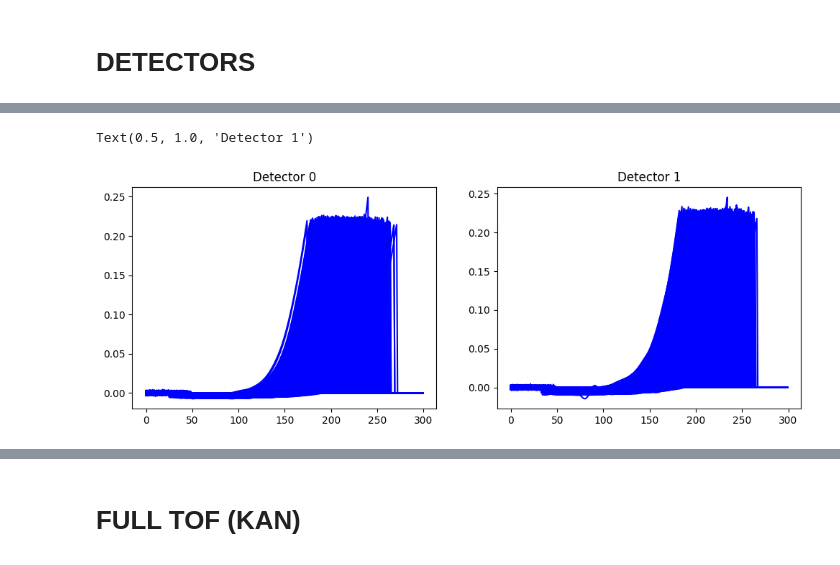
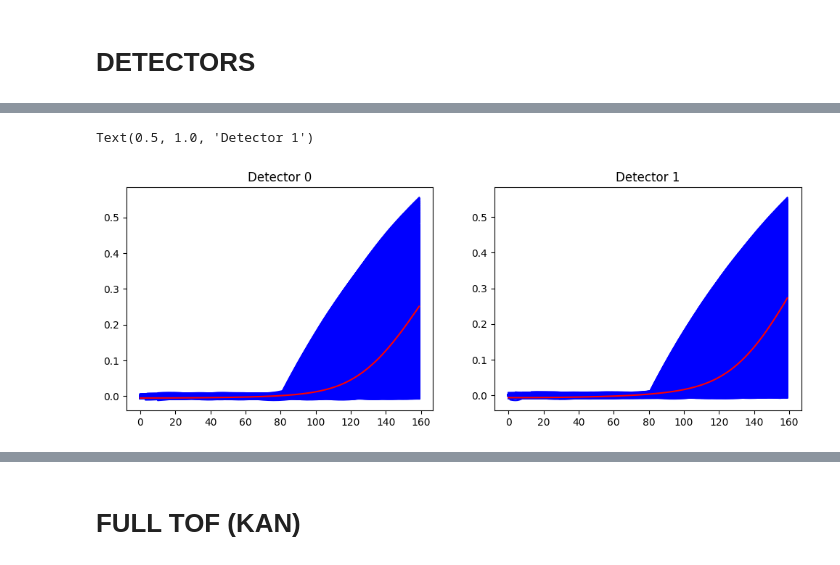
Before and after one commit to wjosefw/Signal-processing-with-Neural-networks, a Jupyter notebook: KAN.ipynb, the cells around one changed output, grey strips where cells are left out. Cells and saved outputs as stored; diff of their text form; code cells hidden in the pictures.

```diff
--- a/KAN.ipynb
+++ b/KAN.ipynb
@@ -73,7 +73,7 @@ mean_pulse_dec1 = get_mean_pulse_from_set(new_pulsos_practica, channel = 1)
 
 #-------------------------------------- Plot cropped mean pulses -----------------------------
 start = 55*EXTRASAMPLING
-stop = 74*EXTRASAMPLING
+stop = 75*EXTRASAMPLING
 
 
 plt.plot(mean_pulse_dec0[start:stop], 'b-', label = 'Mean pulse detector 0')
@@ -85,26 +85,23 @@ plt.legend()
-# %%
-start = 400
-stop = 700
 # %% [markdown]
 # **DETECTORS**
 # %%
 #------------------------------------ Important definitions ------------------------------------
 ajuste_grueso = 1 # 0 = YES, 1 = NO
-delay_steps = 50 #30
+delay_steps = 30
 moments_order = 2
-fraction = 0.15
-Num_casos = 0
+Num_casos = 4000
 Nc = 2
 np.random.seed(seed = 42) #Fix numpy seed
+torch.manual_seed(0) #Fix torch seed
 
 t_shift = 8 #In time steps
 t = np.linspace(0, Nt, Nt_new)
-t0 = 75 + np.random.randint(10, size = Num_casos)
+t0 = 65 + np.random.randint(10, size = Num_casos)
 
 
 # Define size of train set from datos practica
-Ntrain_practica = int(0.5*new_pulsos_practica.shape[0])
-Ntest_practica = int(0.5*new_pulsos_practica.shape[0])
+Ntrain_practica = int(1.0*new_pulsos_practica.shape[0])
+Ntest_practica = int(0.0*new_pulsos_practica.shape[0])
 print('Número de casos de entrenamiento de la práctica: ', Ntrain_practica)
 print('Número de casos de Test de la práctica: ', Ntest_practica)
 # %% [output]
@@ -176,36 +173,20 @@ if ajuste_grueso == 0:
         REF_dec1 = np.zeros((Num_casos,))
 
     # Move rest of the pulses to align with mean and then delay them
-    #rolled
     delays2_dec0, moved_pulses2_dec0 = move_to_reference(mean_pulse_dec0, new_pulsos_practica[:Ntrain_practica,:,:], start = start, stop = stop, max_delay = int(stop-start), channel = 0)
     delays2_dec1, moved_pulses2_dec1 = move_to_reference(mean_pulse_dec1, new_pulsos_practica[:Ntrain_practica,:,:], start = start, stop = stop, max_delay = int(stop-start), channel = 1)
+
     INPUT2_dec0, REF2_dec0 = create_and_delay_pulse_pair(moved_pulses2_dec0, new_time_step, delay_steps = delay_steps, NOISE = True)
     INPUT2_dec1, REF2_dec1 = create_and_delay_pulse_pair(moved_pulses2_dec1, new_time_step, delay_steps = delay_steps, NOISE = True)
 
 
 if ajuste_grueso == 1:
 
-    INPUT_dec0 = np.concatenate((np.expand_dims(INPUT_dec0, axis = -1), np.expand_dims(INPUT_dec0, axis = -1)), axis = 2)
-    INPUT_dec0 = cut_pulse_by_fraction(INPUT_dec0, fraction = fraction)
+    INPUT_dec0, REF_dec0 = create_and_delay_pulse_pair(INPUT_dec0[:,start:stop], new_time_step, delay_steps = delay_steps, NOISE = True)
+    INPUT_dec1, REF_dec1 = create_and_delay_pulse_pair(INPUT_dec1[:,start:stop], new_time_step, delay_steps = delay_steps, NOISE = True)
 
-    INPUT_dec1 = np.concatenate((np.expand_dims(INPUT_dec1, axis = -1), np.expand_dims(INPUT_dec1, axis = -1)), axis = 2)
-    INPUT_dec1 = cut_pulse_by_fraction(INPUT_dec1, fraction = fraction)
-
-
-    INPUT_dec0, REF_dec0 = create_and_delay_pulse_pair(INPUT_dec0[:,start:stop,0], new_time_step, delay_steps = delay_steps, NOISE = True)
-    INPUT_dec1, REF_dec1 = create_and_delay_pulse_pair(INPUT_dec1[:,start:stop,0], new_time_step, delay_steps = delay_steps, NOISE = True)
-
-    #INPUT_dec0, REF_dec0 = create_and_delay_pulse_pair(INPUT_dec0[:,start:stop], new_time_step, delay_steps = delay_steps, NOISE = True)
-    #INPUT_dec1, REF_dec1 = create_and_delay_pulse_pair(INPUT_dec1[:,start:stop], new_time_step, delay_steps = delay_steps, NOISE = True)
-
-
-    #INPUT2_dec0, REF2_dec0 = create_and_delay_pulse_pair(new_pulsos_practica[:Ntrain_practica,start:stop,0], new_time_step, delay_steps = delay_steps, NOISE = True)
-    #INPUT2_dec1, REF2_dec1 = create_and_delay_pulse_pair(new_pulsos_practica[:Ntrain_practica,start:stop,1], new_time_step, delay_steps = delay_steps, NOISE = True)
-
-    new_pulsos_practica = cut_pulse_by_fraction(new_pulsos_practica, fraction = fraction)
     INPUT2_dec0, REF2_dec0 = create_and_delay_pulse_pair(new_pulsos_practica[:Ntrain_practica,start:stop,0], new_time_step, delay_steps = delay_steps, NOISE = True)
     INPUT2_dec1, REF2_dec1 = create_and_delay_pulse_pair(new_pulsos_practica[:Ntrain_practica,start:stop,1], new_time_step, delay_steps = delay_steps, NOISE = True)
-
 
 
 # Create train set
@@ -217,20 +198,20 @@ REF_train_dec1 = np.concatenate((REF_dec1, REF2_dec1))
 # %%
 plt.figure(figsize = (12,4))
 
 plt.subplot(121)
 for i in range(trainX_dec0.shape[0]):
     plt.plot(trainX_dec0[i,:,0],'b-')
-#plt.plot(mean_pulse_dec0[start:stop],'r-')
+plt.plot(mean_pulse_dec0[start:stop],'r-')
 plt.title('Detector 0')
 
 plt.subplot(122)
 for i in range(trainX_dec1.shape[0]):
     plt.plot(trainX_dec1[i,:,0],'b-')
-#plt.plot(mean_pulse_dec1[start:stop],'r-')
+plt.plot(mean_pulse_dec1[start:stop],'r-')
 plt.title('Detector 1')
 # %% [output]
 Text(0.5, 1.0, 'Detector 1')
-[figure, old version]
+[figure, new version]
 # %%
 #-------------------------------------------------------------- Calculate moments ---------------------------------------------------
 M_Train_dec0 = momentos(trainX_dec0, order = moments_order)
```
Also changed, not shown: parts of 13 cells of this notebook.
